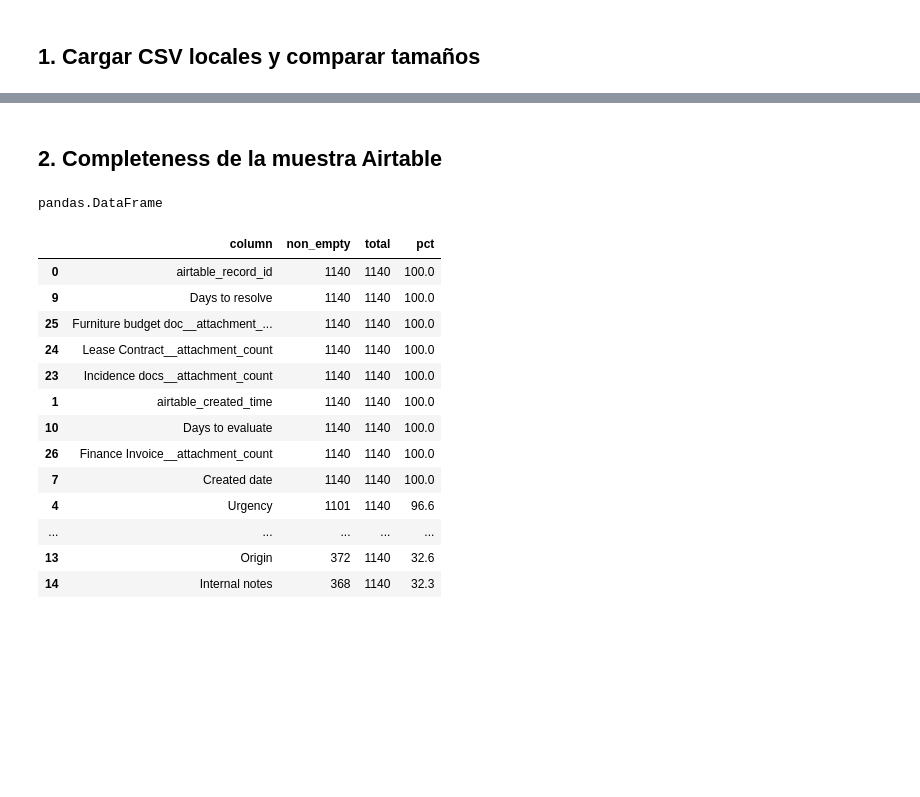
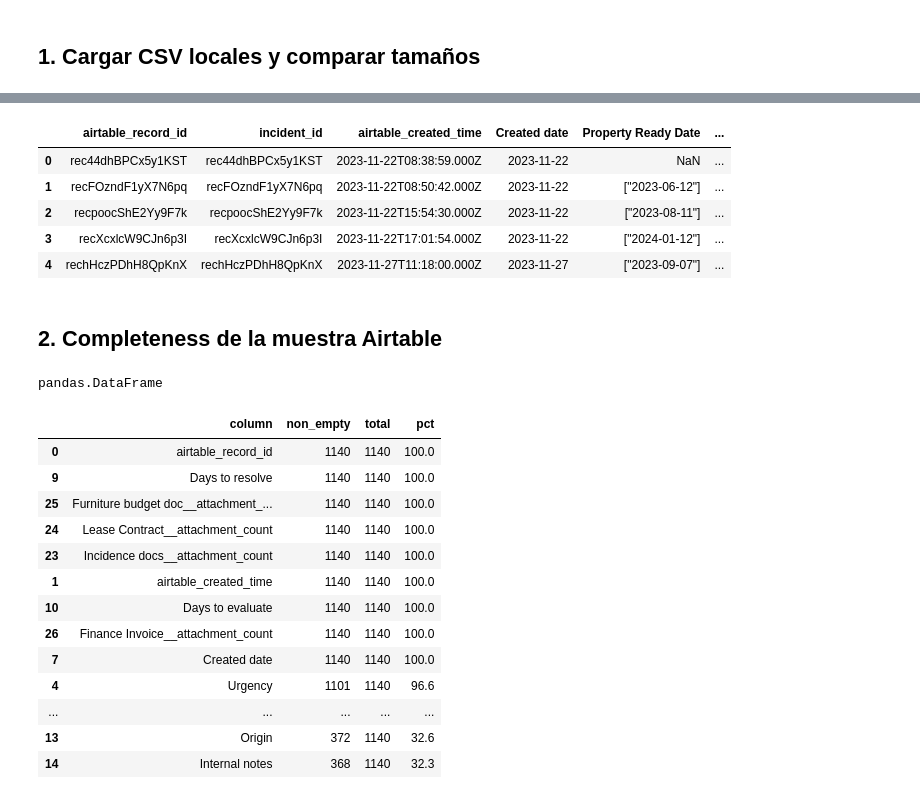
Before and after one commit to erikapat/triagefixgraph-ai-demo, a Jupyter notebook: notebooks/01_explore_triagefix_graph_cases.ipynb, the cells around one changed output, grey strips where cells are left out. Saved outputs shown, nothing was run; the diff lists cells and outputs as text; code cells hidden in the pictures; blank space fills up the shorter version.

```diff
--- a/notebooks/01_explore_triagefix_graph_cases.ipynb
+++ b/notebooks/01_explore_triagefix_graph_cases.ipynb
@@ -7,6 +7,10 @@ Objetivos:
 - Entender qué hay en la muestra exportada de Airtable vs. lo cargado en Neo4j.
 - Buscar casos útiles para demo: recurrencia por propiedad, patrones por zona/categoría, proveedor, duplicados, incidencias mixtas.
 - Graficar conteos simples para decidir con evidencia.
+# %%
+pd.set_option("display.max_columns", None)
+pd.set_option("display.max_colwidth", None)
+pd.set_option("display.width", 2000)
 # %%
 import sys
 print(sys.executable)
@@ -164,3 +166,12 @@ Missing: /Users/erikaprophero/IDE/reviews/triagefixgraph-ai-demo/data/processed/
+# %%
+enriched_df.head()
+# %% [output]
+|  | airtable_record_id | incident_id | airtable_created_time | Created date | Property Ready Date | ... |
+| 0 | rec44dhBPCx5y1KST | rec44dhBPCx5y1KST | 2023-11-22T08:38:59.000Z | 2023-11-22 | NaN | ... |
+| 1 | recFOzndF1yX7N6pq | recFOzndF1yX7N6pq | 2023-11-22T08:50:42.000Z | 2023-11-22 | ["2023-06-12"] | ... |
+| 2 | recpoocShE2Yy9F7k | recpoocShE2Yy9F7k | 2023-11-22T15:54:30.000Z | 2023-11-22 | ["2023-08-11"] | ... |
+| 3 | recXcxlcW9CJn6p3I | recXcxlcW9CJn6p3I | 2023-11-22T17:01:54.000Z | 2023-11-22 | ["2024-01-12"] | ... |
+| 4 | rechHczPDhH8QpKnX | rechHczPDhH8QpKnX | 2023-11-27T11:18:00.000Z | 2023-11-27 | ["2023-09-07"] | ... |
 # %%
 '''
 graph_count = run_cypher("""
```
Also changed, not shown: parts of 4 cells of this notebook, 19 other files.
